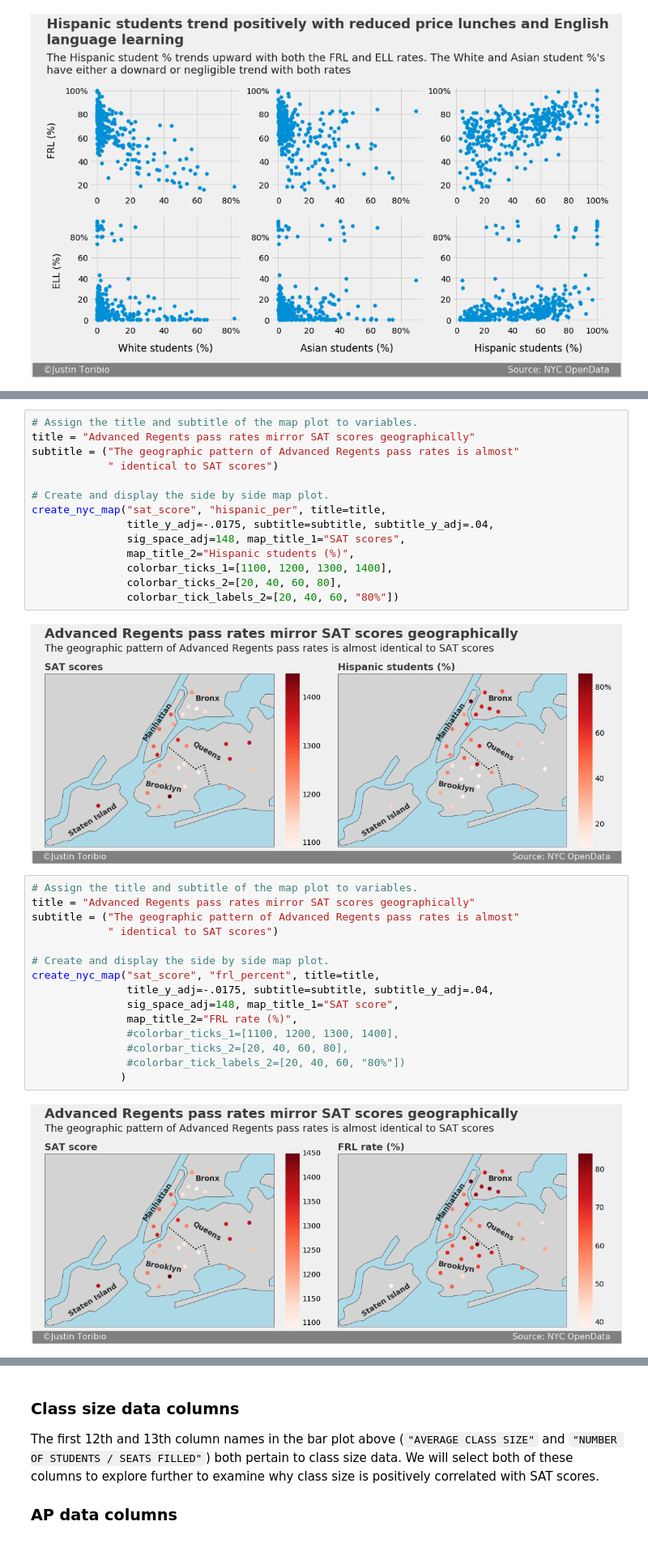
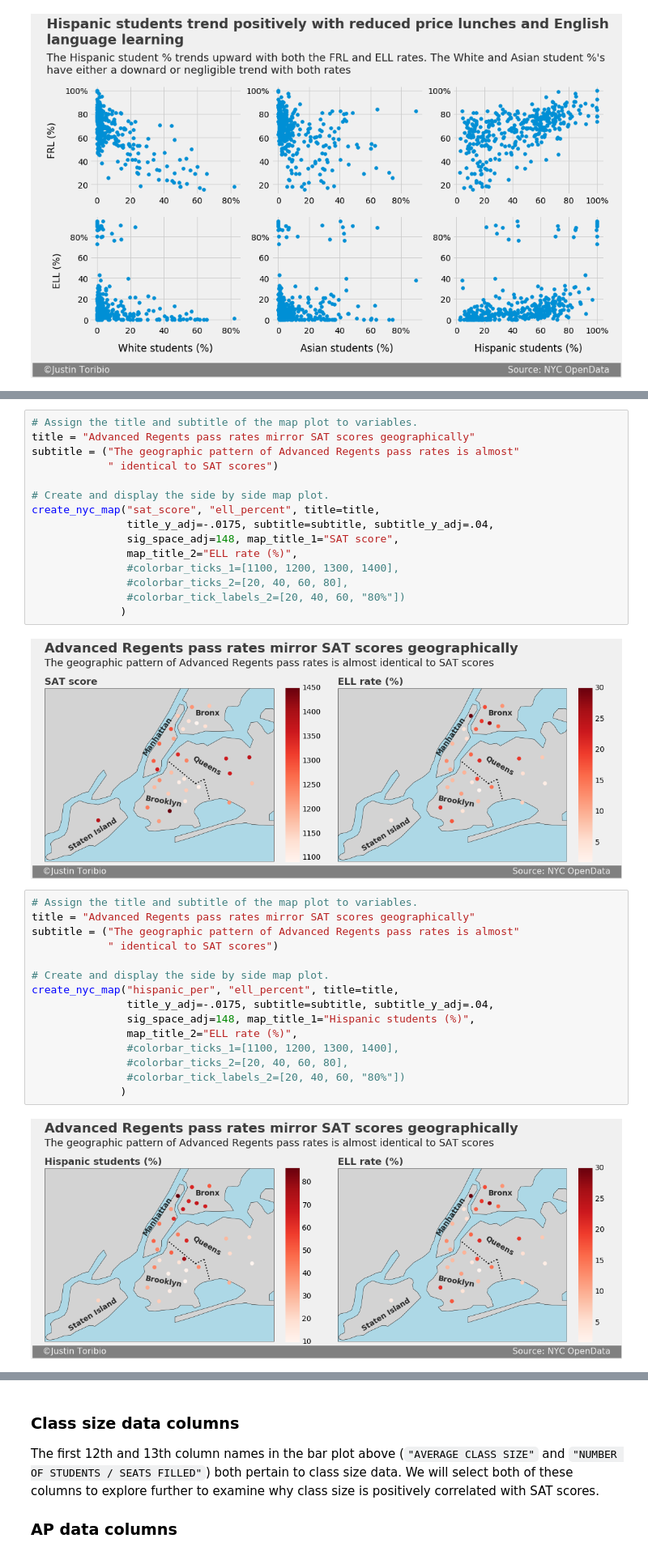
Before and after one commit to JustinToribio/analyzing-the-sat, a Jupyter notebook: notebooks/1.0-jt-analyze-the-sat.ipynb, the cells around one changed output, grey strips where cells are left out. Shown at 81% size. Drawn from its saved outputs; the diff is of its cells as text.

```diff
--- a/notebooks/1.0-jt-analyze-the-sat.ipynb
+++ b/notebooks/1.0-jt-analyze-the-sat.ipynb
@@ -842,29 +907,30 @@ subtitle = ("The geographic pattern of Advanced Regents pass rates is almost"
             " identical to SAT scores")
 
 # Create and display the side by side map plot.
-create_nyc_map("sat_score", "hispanic_per", title=title,
+create_nyc_map("sat_score", "ell_percent", title=title,
                title_y_adj=-.0175, subtitle=subtitle, subtitle_y_adj=.04,
-               sig_space_adj=148, map_title_1="SAT scores",
-               map_title_2="Hispanic students (%)",
-               colorbar_ticks_1=[1100, 1200, 1300, 1400],
-               colorbar_ticks_2=[20, 40, 60, 80],
-               colorbar_tick_labels_2=[20, 40, 60, "80%"])
+               sig_space_adj=148, map_title_1="SAT score",
+               map_title_2="ELL rate (%)",
+               #colorbar_ticks_1=[1100, 1200, 1300, 1400],
+               #colorbar_ticks_2=[20, 40, 60, 80],
+               #colorbar_tick_labels_2=[20, 40, 60, "80%"])
+              )
 # %% [output]
-[figure, old version]
+[figure, new version]
 # %%
 # Assign the title and subtitle of the map plot to variables.
 title = "Advanced Regents pass rates mirror SAT scores geographically"
 subtitle = ("The geographic pattern of Advanced Regents pass rates is almost"
             " identical to SAT scores")
 
 # Create and display the side by side map plot.
-create_nyc_map("sat_score", "frl_percent", title=title,
+create_nyc_map("hispanic_per", "ell_percent", title=title,
                title_y_adj=-.0175, subtitle=subtitle, subtitle_y_adj=.04,
-               sig_space_adj=148, map_title_1="SAT score",
-               map_title_2="FRL rate (%)",
+               sig_space_adj=148, map_title_1="Hispanic students (%)",
+               map_title_2="ELL rate (%)",
                #colorbar_ticks_1=[1100, 1200, 1300, 1400],
                #colorbar_ticks_2=[20, 40, 60, 80],
                #colorbar_tick_labels_2=[20, 40, 60, "80%"])
               )
 # %% [output]
-[figure, old version]
+[figure, new version]
```
Also changed, not shown: parts of 8 cells of this notebook.
